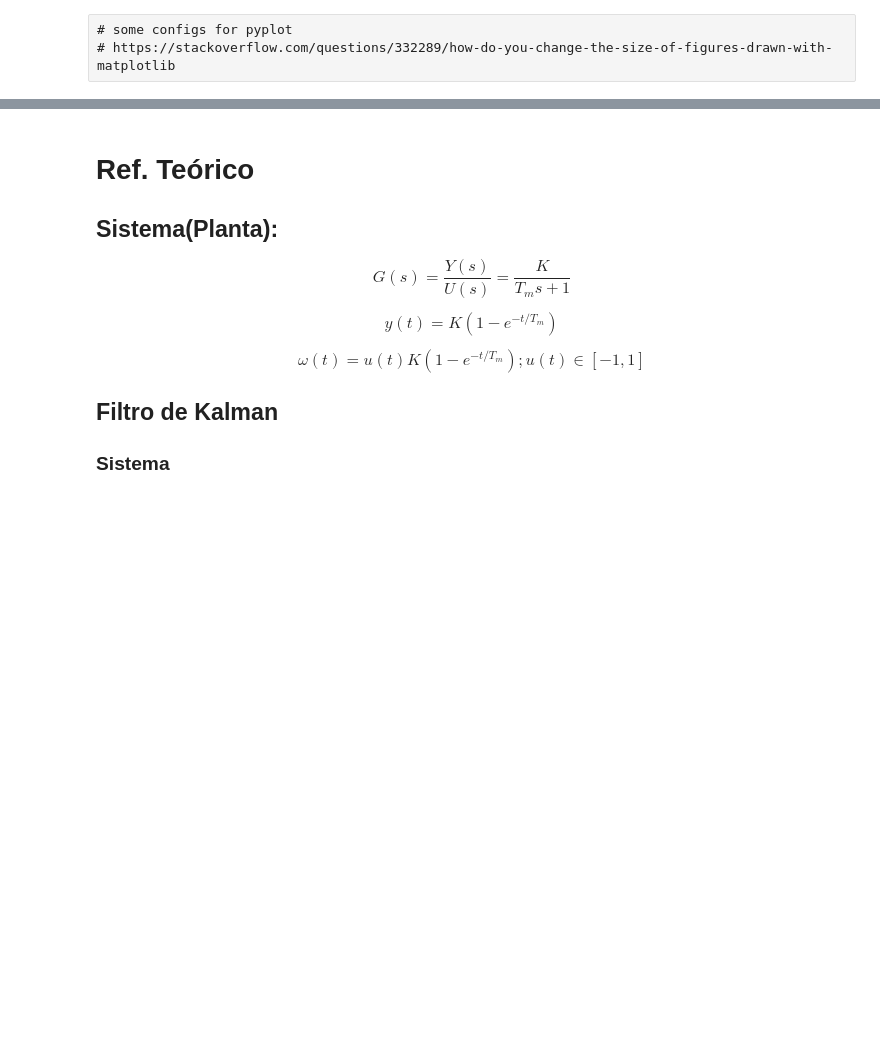
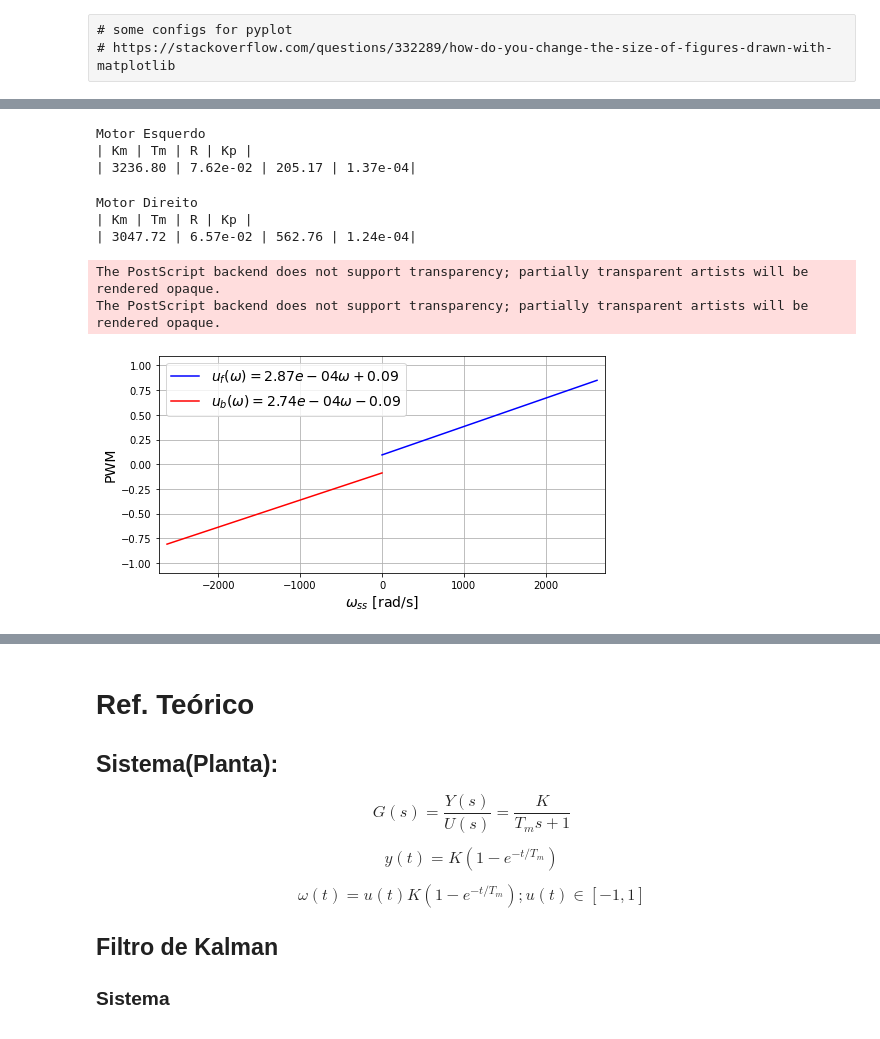
Before and after one commit to Gabriellgpc/BtController, a Jupyter notebook: notebook/analisador.ipynb, the cells around one changed output, grey strips where cells are left out. Saved outputs shown, nothing was run; the diff lists cells and outputs as text; code cells hidden in the pictures; blank space fills up the shorter version.

```diff
--- a/notebook/analisador.ipynb
+++ b/notebook/analisador.ipynb
@@ -135,0 +167,53 @@ y = data[:,1]
+# %%
+print('Motor Esquerdo')
+print('| Km | Tm | R | Kp |')
+print('| {:.2f} | {:.2e} | {:.2f} | {:.2e}|'.format(motor_e['K'][0],  motor_e['TAU'][0], R_e, motor_e['FORWARD_KP'][0]))
+# %% [output]
+Motor Esquerdo
+| Km | Tm | R | Kp |
+| 3236.80 | 7.62e-02 | 205.17 | 1.37e-04|
+# %%
+print('Motor Direito')
+print('| Km | Tm | R | Kp |')
+print('| {:.2f} | {:.2e} | {:.2f} | {:.2e}|'.format(motor_d['K'][0],  motor_d['TAU'][0], R_d, motor_d['FORWARD_KP'][0]))
+# %% [output]
+Motor Direito
+| Km | Tm | R | Kp |
+| 3047.72 | 6.57e-02 | 562.76 | 1.24e-04|
+# %%
+def reta(x, a, b):
+    return a*x + b
+# %%
+# Curva PWM x Omega
+# Motor esquerdo
+wmax = motor_e['OMEGA_MAX'][0]
+w    = np.linspace(0,wmax, 10)
+ae_f = motor_e['FORWARD_ANG_COEF'][0]
+be_f = motor_e['FORWARD_LIN_COEF'][0]
+ae_b = motor_e['BACK_ANG_COEF'][0]
+be_b = motor_e['BACK_LIN_COEF'][0]
+
+ue_f = reta(w,ae_f, be_f)
+ue_b = reta(-w,ae_b, be_b)
+
+plt.figure(figsize=(8,4))
+# plt.title(r'Curva $u(\omega_{ss})$ do Motor Esquerdo')
+
+plt.plot(w, ue_f, 'b', label= r'$u_{f}(\omega) = %.2e\omega + %.2f$'%(ae_f, be_f))
+plt.plot(-w, ue_b, 'r',label= r'$u_{b}(\omega) = %.2e\omega  %.2f$'%(ae_b, be_b))
+
+plt.ylabel('PWM',fontsize=14)
+plt.xlabel(r'$\omega_{ss}$ [rad/s]',fontsize=14)
+plt.grid(True)
+plt.ylim([-1.1,1.1])
+plt.xlim([-wmax-100,wmax+100])
+plt.legend(prop={'size':14})
+
+# plt.grid(linestyle="--", linewidth=0.5, color='.25', zorder=-10)
+
+plt.savefig('curva_feedforward_esquerdo' + sp_str + '.eps', format='eps')
+plt.show()
+# %% [output]
+The PostScript backend does not support transparency; partially transparent artists will be rendered opaque.
+The PostScript backend does not support transparency; partially transparent artists will be rendered opaque.
+[figure, added]
```
Also changed, not shown: parts of 55 cells of this notebook, 9 other files.
